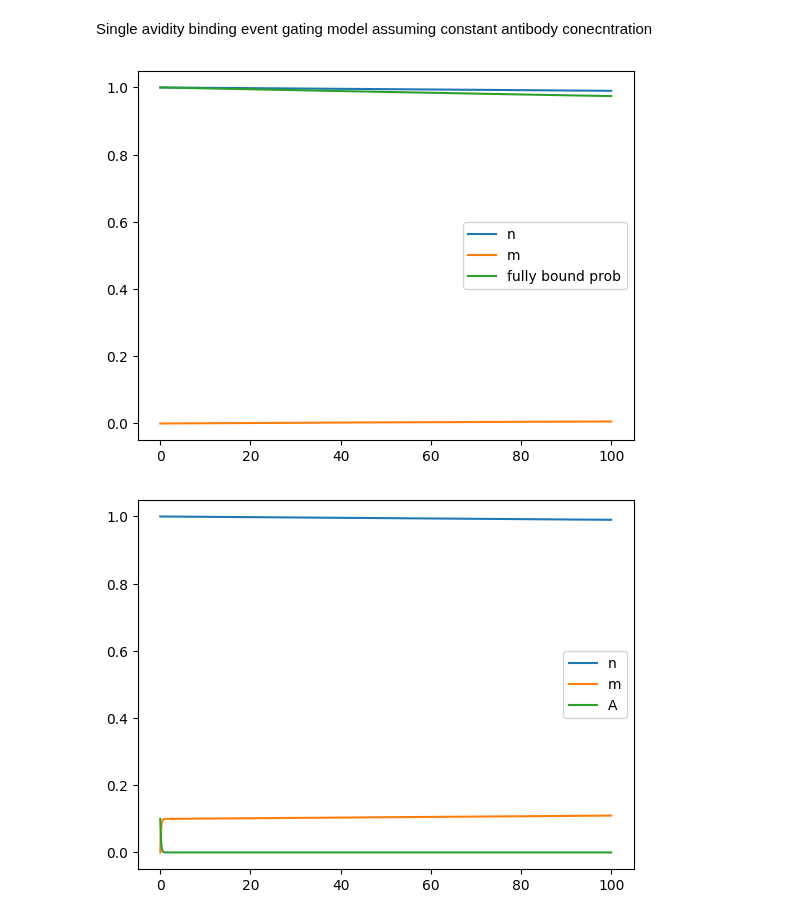
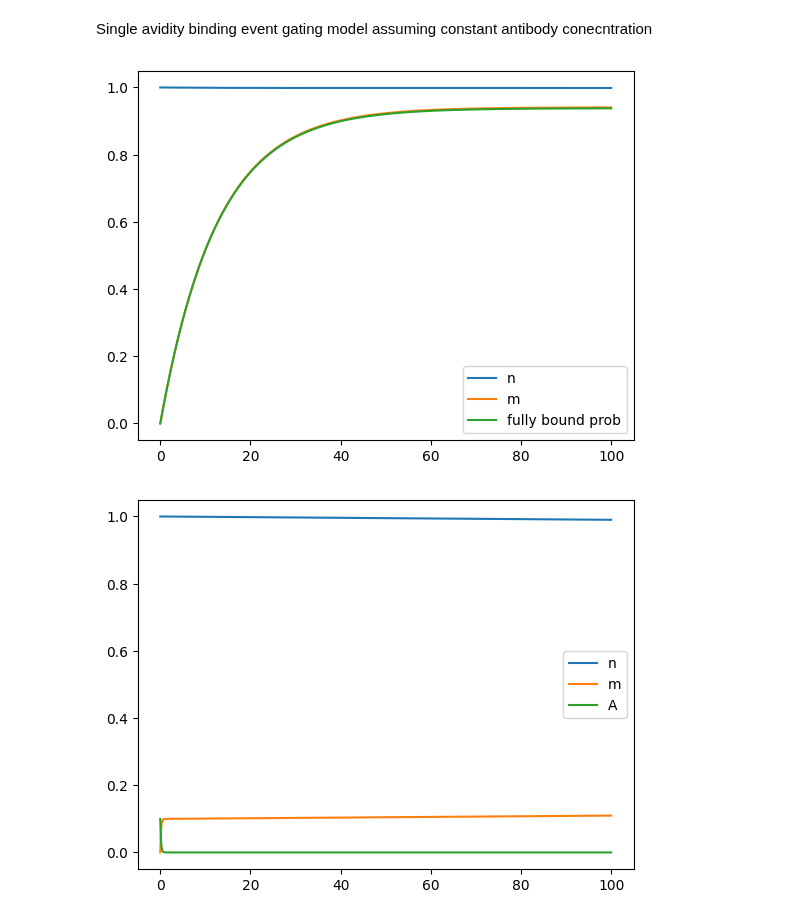
Before and after one commit to lukedtc/ADCC-Project, a Jupyter notebook: Gating_Models/working_notebook.ipynb, the cells around one changed output. Cells and saved outputs as stored; diff of their text form; code cells hidden in the pictures.

```diff
--- a/Gating_Models/working_notebook.ipynb
+++ b/Gating_Models/working_notebook.ipynb
@@ -14,30 +14,30 @@ Single avidity binding event gating model assuming constant antibody conecntrati
 # %%
 def model_noA(t, z, A0):
 
     dn = k_on*A0*(1-z[0]) - k_off*z[0] + q_on*A0*(1-z[0])*z[1]
     dm = q_on*A0*(1-z[1]) - q_off*z[1] + k_on*A0*(1-z[1])*z[0]
 
     dz = [dn, dm]
 
     return dz
 
 
 t = t = np.geomspace(1e-6, 100, 10000)
 tspan = [1e-6, 100]
 
-z = solve_ivp(model_noA, tspan, [1, 0], args = (1e-10, ), method='Radau', t_eval=t)
+z = solve_ivp(model_noA, tspan, [1, 0], args = (1e-7, ), method='Radau', t_eval=t)
 
 n_vals = z.y[0]
 m_vals = z.y[1]
 fully_bound_prob = (n_vals**2)*(m_vals)
 
 plt.plot(t, n_vals, label = 'n')
 plt.plot(t, m_vals, label='m')
 plt.plot(t, fully_bound_prob, label = 'fully bound prob')
 plt.legend()
 plt.show()
 # %% [output]
-[figure, old version]
+[figure, new version]
 # %%
 def model(t, z, A0):
 
```
Also changed, not shown: 35 other files.
